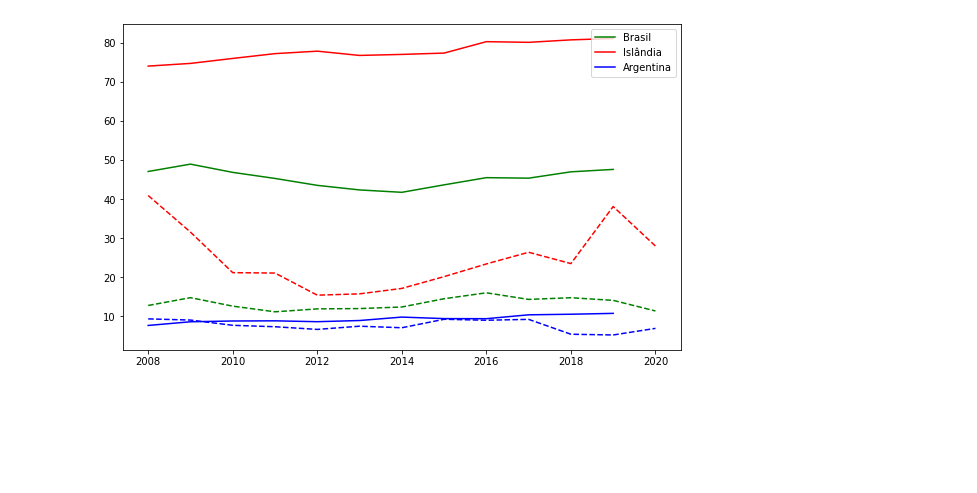
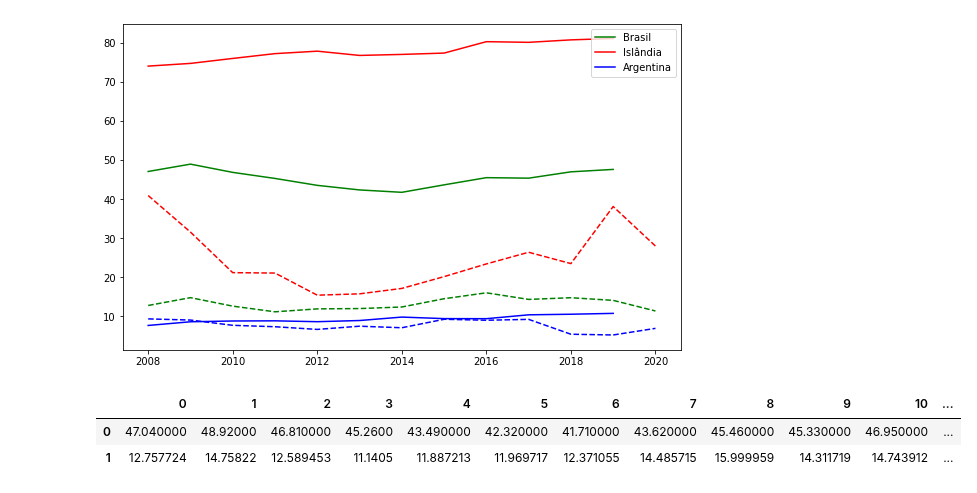
Before and after one commit to eriksoaress/EnergiaRenovavel---Erik-e-Gustavo-Antony, a Jupyter notebook: aps2/APS2.ipynb, the cells around one changed output. Drawn from its saved outputs; the diff is of its cells as text; code cells hidden in the pictures; blank space fills up the shorter version.

```diff
--- a/aps2/APS2.ipynb
+++ b/aps2/APS2.ipynb
@@ -43,3 +43,50 @@ plt.plot(anos, argentina_export, color='b', linestyle='dashed')
 # %% [output]
 [<matplotlib.lines.Line2D at 0x...>]
 [figure]
+# %%
+df_energia = pd.read_csv('dados\consumption_total_renewable_electricity.csv', skiprows=3)
+df_tech = pd.read_csv('dados\high_technology_exports.csv', skiprows=3)
+
+df_energia
+df_energia = df_energia.set_index('Country Name')
+df_tech = df_tech.set_index('Country Name')
+# %%
+
+df_energia.head()
+
+def faz_lista_energia(nome_do_pais):
+    lista = []
+    for ano in list(range(2008,2022)):
+        df = df_energia[str(ano)]
+        num = df.loc[nome_do_pais]
+        lista.append(num)
+    return lista
+
+def faz_lista_tech(nome_do_pais):
+    lista = []
+    for ano in list(range(2008,2022)):
+        df = df_tech[str(ano)]
+        num = df.loc[nome_do_pais]
+        lista.append(num)
+    return lista
+
+energia_brasil = faz_lista_energia('Brazil')
+energia_argentina = faz_lista_energia('Argentina')
+energia_islandia = faz_lista_energia('Iceland')
+tech_brasil = faz_lista_tech('Brazil')
+tech_argentina = faz_lista_tech('Argentina')
+tech_islandia = faz_lista_tech('Iceland')
+
+def cria_df(lista_energia, lista_tech):
+    df = pd.DataFrame([lista_energia, lista_tech])
+    df = df.transpose()
+    df.columns=['Energia',"Tecnologia"]
+    return df
+
+df_brasil = cria_df(energia_brasil,tech_brasil)
+df_argentina = cria_df(energia_argentina,tech_argentina)
+df_islandia = cria_df(energia_islandia,tech_islandia)
+# %% [output]
+|  | 0 | 1 | 2 | 3 | 4 | 5 | 6 | 7 | 8 | 9 | 10 | ... |
+| 0 | 47.040000 | 48.92000 | 46.810000 | 45.2600 | 43.490000 | 42.320000 | 41.710000 | 43.620000 | 45.460000 | 45.330000 | 46.950000 | ... |
+| 1 | 12.757724 | 14.75822 | 12.589453 | 11.1405 | 11.887213 | 11.969717 | 12.371055 | 14.485715 | 15.999959 | 14.311719 | 14.743912 | ... |
```
